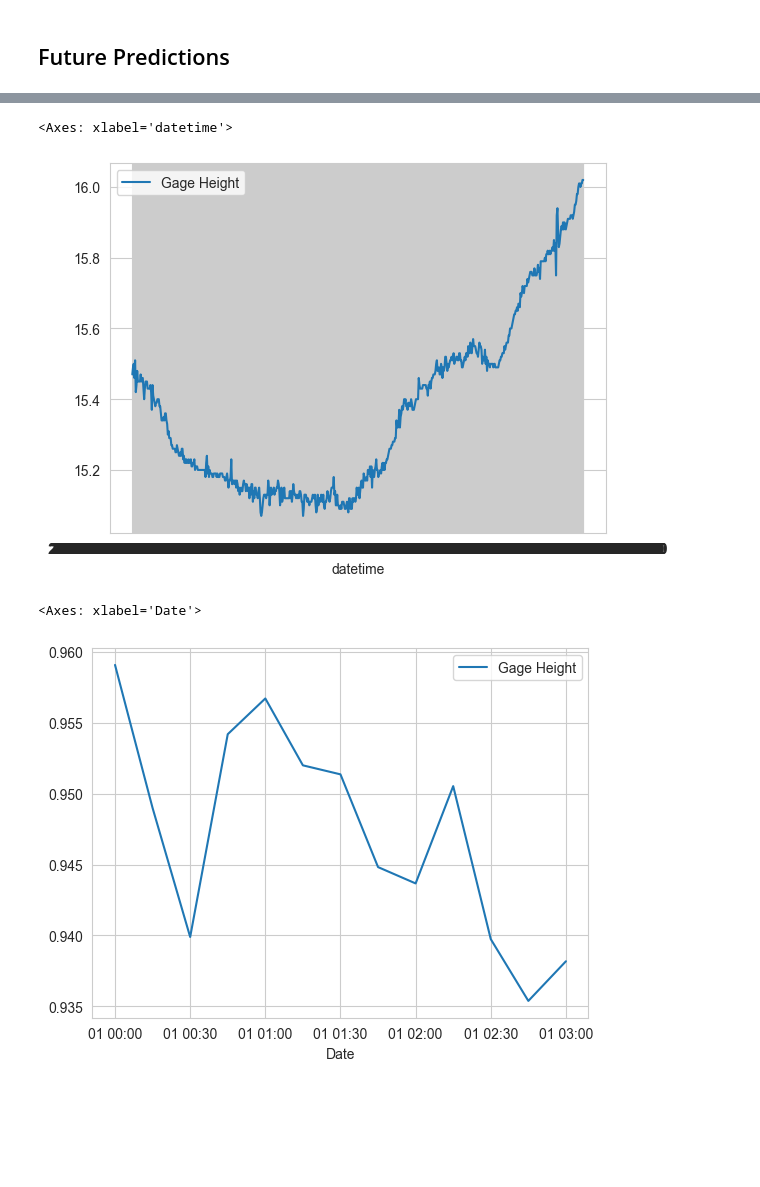
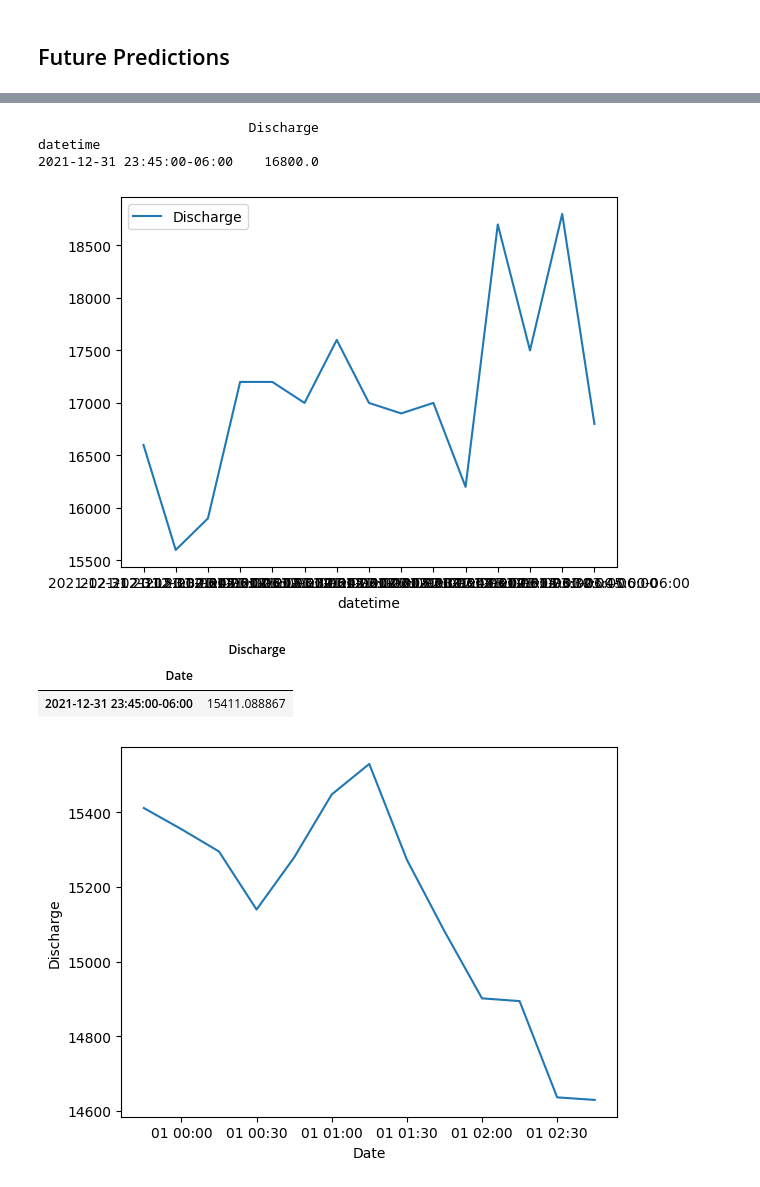
Before and after one commit to mikafur32/Hysterisis-ML-Modeling, a Jupyter notebook: LSTM Lag V2.ipynb, the cells around one changed output, grey strips where cells are left out. Cells and saved outputs as stored; diff of their text form; code cells hidden in the pictures; blank space fills up the shorter version.

```diff
--- a/LSTM Lag V2.ipynb
+++ b/LSTM Lag V2.ipynb
@@ -313,7 +386,9 @@ r2_score(test['Discharge'][:-n_past-11], test_predicts["Predicted Discharge"])
 #pred_WL = model_lstm.predict(testX)
 n_future_pred = 3 * time_to_hr
 overlap = 1
-pred_WL = model_lstm.predict(testX[-n_future_pred - overlap:])
+pred_dis = model_lstm.predict(testX[-n_future_pred - overlap:])
 
-predict_period_dates = pd.date_range(list(test.index)[-(overlap)],periods=n_future_pred + overlap, freq='15min').tolist()
+
+pred_dis = np.repeat(pred_dis, test.shape[1], axis=-1)
+future_dis = scaler2.inverse_transform(pred_dis)[:, 0]  # Location of Discharge in columns
 # %% [output]
@@ -336,0 +396,3 @@ array([[-0.1602038 ],
+# %%
+predict_period_dates = pd.date_range(list(test.index)[-(overlap)],periods=n_future_pred + overlap, freq='15min').to_numpy()
+predict_period_dates
@@ -337,3 +418,5 @@ array([[-0.1602038 ],
+# %%
+future_dis = np.reshape(future_dis, (len(future_dis),))
 # %%
 '''
 # Convert timestamp to date
@@ -343,4 +426,4 @@ for time_i in predict_period_dates:
 len(y_pred_future)
 '''
 df_forecast = pd.DataFrame({'Date': pd.to_datetime(predict_period_dates),
-                            'Gage Height':pred_WL})
+                            'Discharge':future_dis})
@@ -371,10 +437,16 @@ original
 # %%
-sns.lineplot(original, errorbar= None)
+sns.lineplot(original[-15:], errorbar= None)
+print(original[-1:])
 # %% [output]
-<Axes: xlabel='datetime'>
+                           Discharge
+datetime
+2021-12-31 23:45:00-06:00    16800.0
-[figure, old version]
+[figure, new version]
 # %%
-sns.lineplot(df_forecast,errorbar= None)
+sns.lineplot(df_forecast, x= "Date", y= "Discharge", errorbar= None)
+df_forecast[:1]
 # %% [output]
-<Axes: xlabel='Date'>
+|  | Discharge |
+| Date |  |
+| 2021-12-31 23:45:00-06:00 | 15411.088867 |
-[figure, old version]
+[figure, new version]
```
Also changed, not shown: parts of 37 cells of this notebook, 8 other files.
